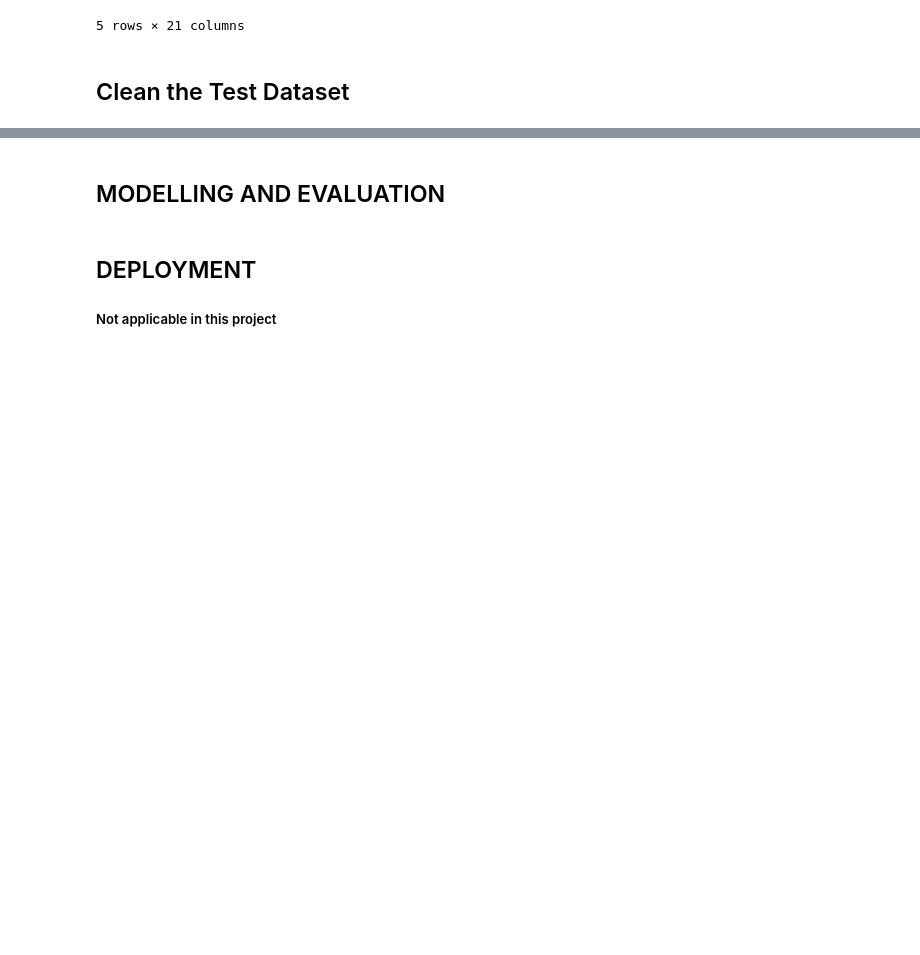
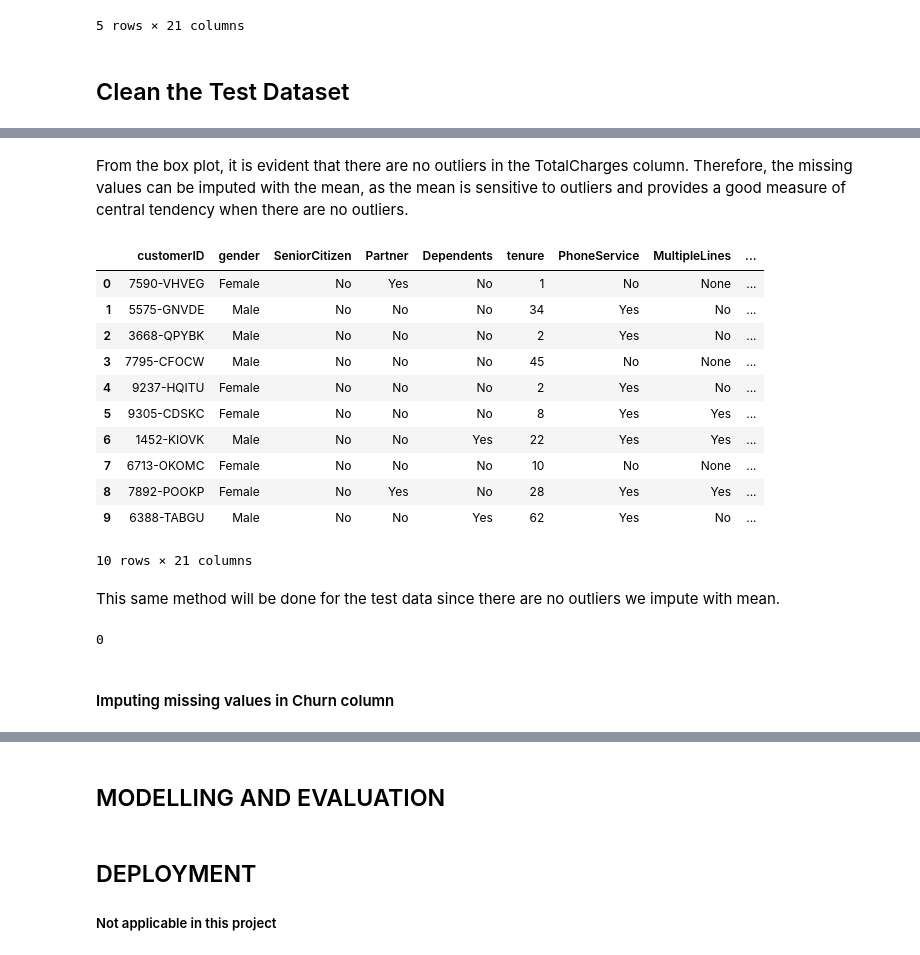
Before and after one commit to Wisdom-EdemD-rah/Customer-Churn-Prediction-and-Analysis, a Jupyter notebook: notebooks/main.ipynb, the cells around one changed output, grey strips where cells are left out. Cells and saved outputs as stored; diff of their text form; code cells hidden in the pictures; blank space fills up the shorter version.

```diff
--- a/notebooks/main.ipynb
+++ b/notebooks/main.ipynb
@@ -1119,0 +1249,59 @@ df_merged.head()
+# %% [markdown]
+From the box plot, it is evident that there are no outliers in the TotalCharges column. Therefore, the missing values can be imputed with the mean, as the mean is sensitive to outliers and provides a good measure of central tendency when there are no outliers.
+# %%
+#I will Create a variable to contain our amount column so it will be easier to impute the missing values
+num_cols = ["TotalCharges"]
+
+#Create the SimpleImputer object and fit it to the data
+imputer = SimpleImputer(strategy="mean")
+imputer.fit(df_merged[num_cols])
+
+#Transform the data to impute missing values
+imputed_data = imputer.transform(df_merged[num_cols])
+
+#Convert the imputed data back to a DataFrame with the original columns
+imputed_df = pd.DataFrame(imputed_data, columns=num_cols)
+
+#Update the main dataframe with the imputed values
+df_merged[num_cols] = imputed_df
+
+#View the first missing value in total charges column to check if missing values still exist
+df_merged.isnull().sum()
+df_merged.head(10)
+# %% [output]
+|  | customerID | gender | SeniorCitizen | Partner | Dependents | tenure | PhoneService | MultipleLines | ... |
+| 0 | 7590-VHVEG | Female | No | Yes | No | 1 | No | None | ... |
+| 1 | 5575-GNVDE | Male | No | No | No | 34 | Yes | No | ... |
+| 2 | 3668-QPYBK | Male | No | No | No | 2 | Yes | No | ... |
+| 3 | 7795-CFOCW | Male | No | No | No | 45 | No | None | ... |
+| 4 | 9237-HQITU | Female | No | No | No | 2 | Yes | No | ... |
+| 5 | 9305-CDSKC | Female | No | No | No | 8 | Yes | Yes | ... |
+| 6 | 1452-KIOVK | Male | No | No | Yes | 22 | Yes | Yes | ... |
+| 7 | 6713-OKOMC | Female | No | No | No | 10 | No | None | ... |
+| 8 | 7892-POOKP | Female | No | Yes | No | 28 | Yes | Yes | ... |
+| 9 | 6388-TABGU | Male | No | No | Yes | 62 | Yes | No | ... |
+10 rows × 21 columns
+# %% [markdown]
+This same method will be done for the test data since there are no outliers we impute with mean.
+# %%
+#we create a variable to contain our amount column so it will be easier to impute the missing values
+num_=["TotalCharges"]
+
+#Create the SimpleImputer object and fit it to the data
+imputer=SimpleImputer(strategy="mean").fit(df_test[num_])
+
+# Transform the data to impute missing values
+impute_data = imputer.transform(df_test[num_])
+
+# Convert the imputed data back to a DataFrame with the original columns
+impute_df = pd.DataFrame(impute_data, columns=num_)
+
+# Update the main dataframe with the imputed values
+df_test[num_] = impute_df
+
+#view missing value in total charges column to check if missing values still exist
+df_test["TotalCharges"].isnull().sum()
+# %% [output]
+0
+# %% [markdown]
+#### Imputing missing values in Churn column
```
Also changed, not shown: parts of 20 cells of this notebook.
